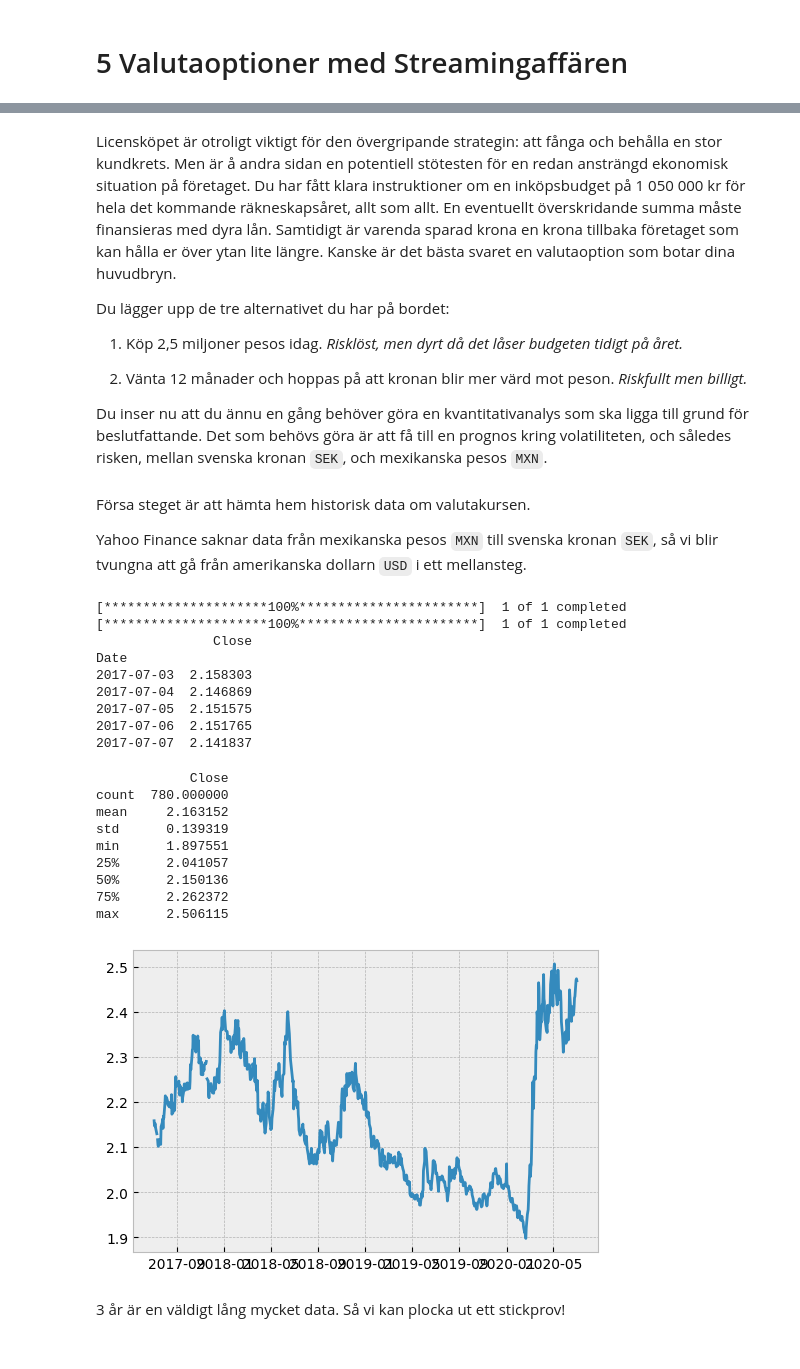
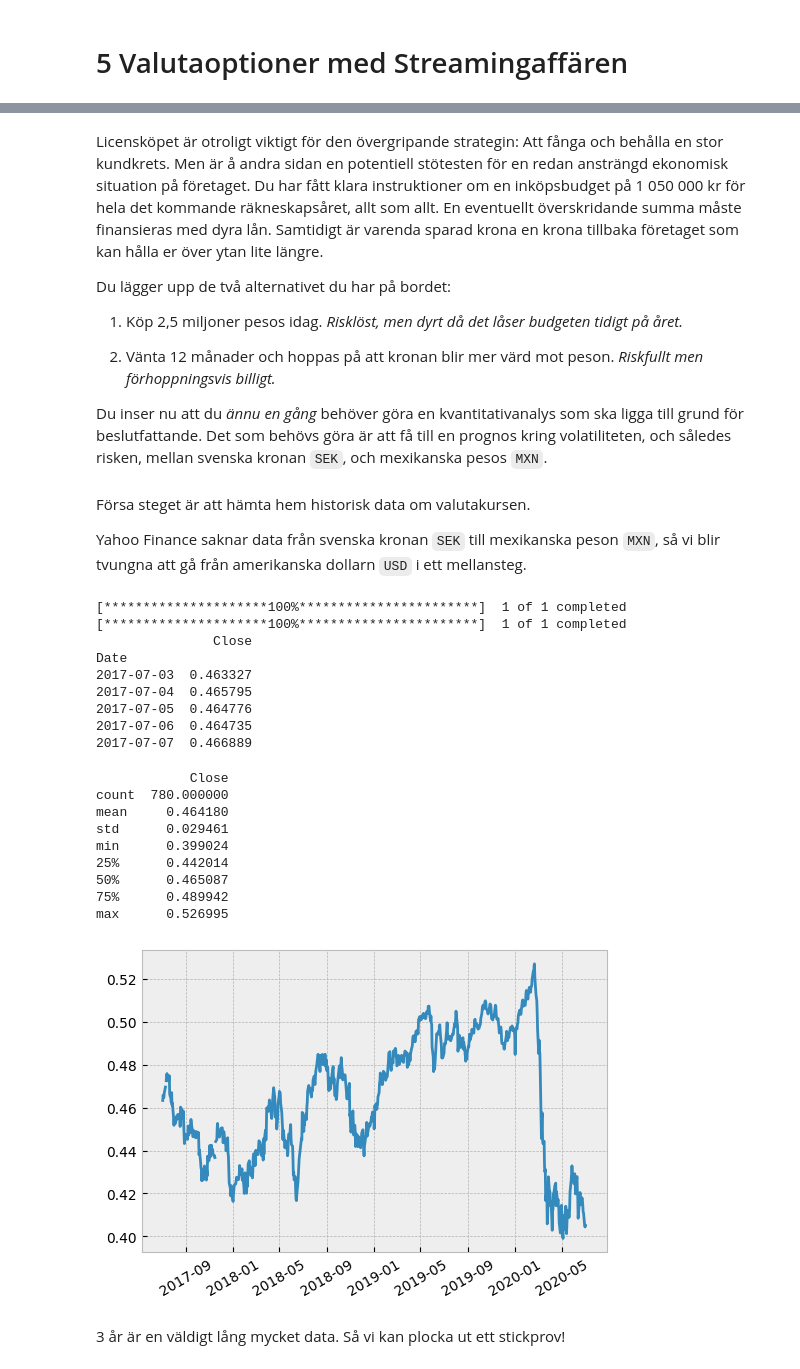
Before and after one commit to EricBojs/ME1316-Kompendium, a Jupyter notebook: 5-Streamingaffären.ipynb, the cells around one changed output, grey strips where cells are left out. Saved outputs shown, nothing was run; the diff lists cells and outputs as text; code cells hidden in the pictures.

```diff
--- a/5-Streamingaffären.ipynb
+++ b/5-Streamingaffären.ipynb
@@ -29,52 +31,53 @@ Du bestämmer genast med med att skicka iväg en förfrågan om ett licensköp.
 
 Du ryser. Kontraktet måste vara klart så fort som möjligt för att hindra era konkurrenter till att noppa åt sig serien. Något avslappnade är faktumet att betalningen inte behöver ske förrän nästa sommar. *Men vänta nu,* 2,5 miljoner pesos, vad kommer det kosta oss om 12 månader?
 # %% [markdown]
-Licensköpet är otroligt viktigt för den övergripande strategin: att fånga och behålla en stor kundkrets. Men är å andra sidan en potentiell stötesten för en redan ansträngd ekonomisk situation på företaget. Du har fått klara instruktioner om en inköpsbudget på 1 050 000 kr för hela det kommande räkneskapsåret, allt som allt. En eventuellt överskridande summa måste finansieras med dyra lån. Samtidigt är varenda sparad krona en krona tillbaka företaget som kan hålla er över ytan lite längre. Kanske är det bästa svaret en valutaoption som botar dina huvudbryn.
+Licensköpet är otroligt viktigt för den övergripande strategin: Att fånga och behålla en stor kundkrets. Men är å andra sidan en potentiell stötesten för en redan ansträngd ekonomisk situation på företaget. Du har fått klara instruktioner om en inköpsbudget på 1 050 000 kr för hela det kommande räkneskapsåret, allt som allt. En eventuellt överskridande summa måste finansieras med dyra lån. Samtidigt är varenda sparad krona en krona tillbaka företaget som kan hålla er över ytan lite längre.
 
-Du lägger upp de tre alternativet du har på bordet:
+Du lägger upp de två alternativet du har på bordet:
 
 1. Köp 2,5 miljoner pesos idag. *Risklöst, men dyrt då det låser budgeten tidigt på året.*
 
-2. Vänta 12 månader och hoppas på att kronan blir mer värd mot peson. *Riskfullt men billigt.*
+2. Vänta 12 månader och hoppas på att kronan blir mer värd mot peson. *Riskfullt men förhoppningsvis billigt.*
 
-Du inser nu att du ännu en gång behöver göra en kvantitativanalys som ska ligga till grund för beslutfattande. Det som behövs göra är att få till en prognos kring volatiliteten, och således risken, mellan svenska kronan `SEK`, och mexikanska pesos `MXN`.
+Du inser nu att du *ännu en gång* behöver göra en kvantitativanalys som ska ligga till grund för beslutfattande. Det som behövs göra är att få till en prognos kring volatiliteten, och således risken, mellan svenska kronan `SEK`, och mexikanska pesos `MXN`.
 # %% [markdown]
 Försa steget är att hämta hem historisk data om valutakursen.
 
-Yahoo Finance saknar data från mexikanska pesos `MXN` till svenska kronan `SEK`, så vi blir tvungna att gå från amerikanska dollarn `USD` i ett mellansteg.
+Yahoo Finance saknar data från svenska kronan `SEK` till mexikanska peson `MXN`, så vi blir tvungna att gå från amerikanska dollarn `USD` i ett mellansteg.
 # %%
 # Ladda hem historisk data från Yahoo Finance
 USDSEK = yf.download('SEK=X','2017-07-01','2020-07-01')
 USDMXN = yf.download('MXN=X','2017-07-01','2020-07-01')
 
-SEKMXN = pd.DataFrame()
-SEKMXN['Close'] = USDMXN['Close']/USDSEK['Close']
-print(SEKMXN.head())
+MXNSEK = pd.DataFrame() # MXN/SEK
+MXNSEK['Close'] = USDSEK['Close']/USDMXN['Close']
+print(MXNSEK.head())
 # %% [output]
 [*********************100%***********************]  1 of 1 completed
 [*********************100%***********************]  1 of 1 completed
                Close
 Date
-2017-07-03  2.158303
-2017-07-04  2.146869
-2017-07-05  2.151575
-2017-07-06  2.151765
-2017-07-07  2.141837
+2017-07-03  0.463327
+2017-07-04  0.465795
+2017-07-05  0.464776
+2017-07-06  0.464735
+2017-07-07  0.466889
 # %%
-print(SEKMXN.describe()) # En bild av datan du hämtat hem
-plt.plot(SEKMXN)
+print(MXNSEK.describe()) # En bild av datan du hämtat hem
+plt.plot(MXNSEK['Close'])
+plt.xticks(rotation=30)
 plt.show()
 # %% [output]
             Close
 count  780.000000
-mean     2.163152
-std      0.139319
-min      1.897551
-25%      2.041057
-50%      2.150136
-75%      2.262372
-max      2.506115
+mean     0.464180
+std      0.029461
+min      0.399024
+25%      0.442014
+50%      0.465087
+75%      0.489942
+max      0.526995
-[figure, old version]
+[figure, new version]
 # %% [markdown]
 3 år är en väldigt lång mycket data. Så vi kan plocka ut ett stickprov!
 # %%
```
Also changed, not shown: parts of 8 cells of this notebook.
